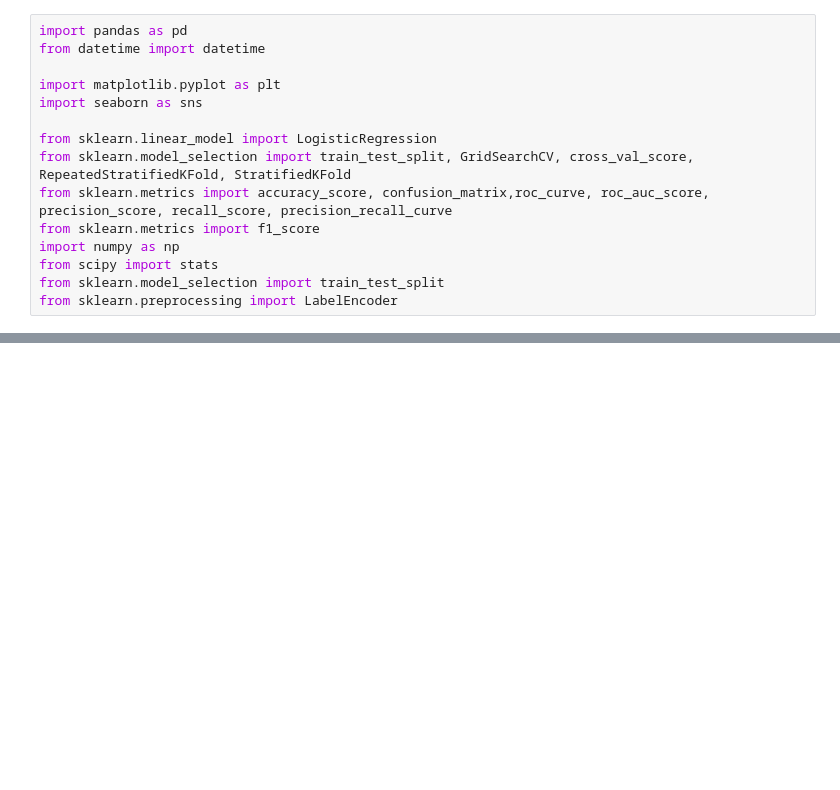
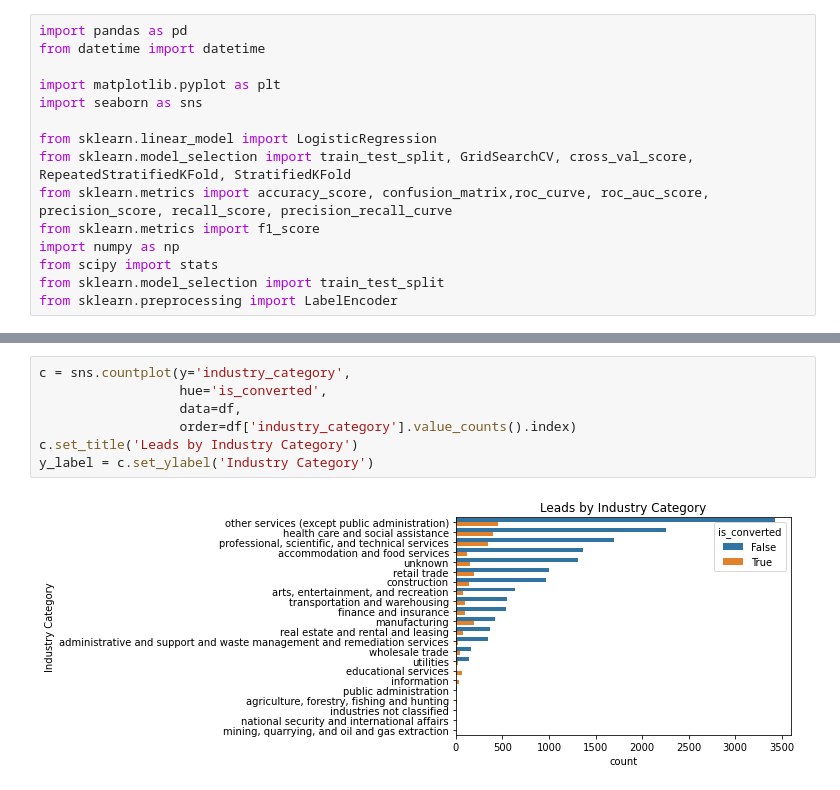
Before and after one commit to evali0421/cse847-lead-scoring, a Jupyter notebook: data_exploration.ipynb, the cells around one changed output, grey strips where cells are left out. Drawn from its saved outputs; the diff is of its cells as text; blank space fills up the shorter version.

```diff
--- a/data_exploration.ipynb
+++ b/data_exploration.ipynb
@@ -33,0 +43,9 @@ Name: is_converted, dtype: float64
+# %%
+c = sns.countplot(y='industry_category',
+                  hue='is_converted',
+                  data=df,
+                  order=df['industry_category'].value_counts().index)
+c.set_title('Leads by Industry Category')
+y_label = c.set_ylabel('Industry Category')
+# %% [output]
+[figure, added]
```
Also changed, not shown: parts of 18 cells of this notebook, 1 other file.
